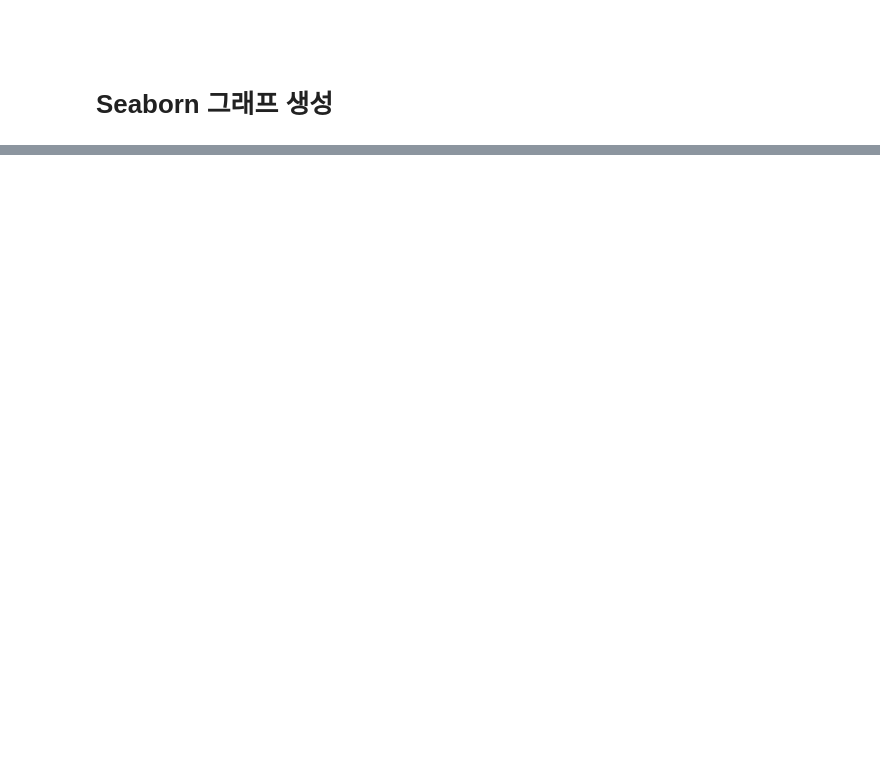
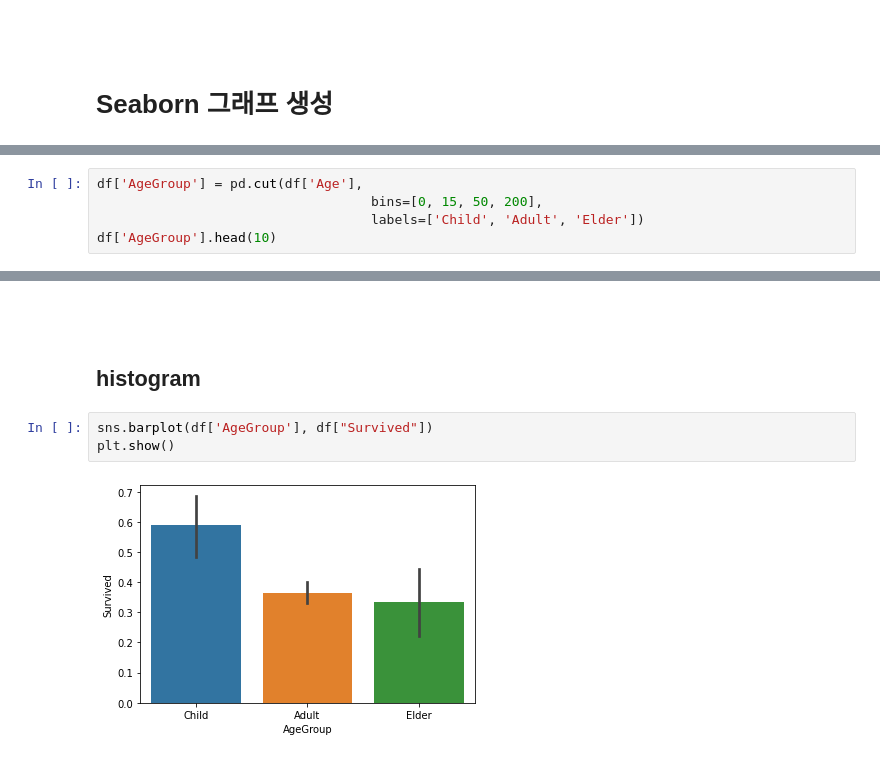
Before and after one commit to hipster4020/codingtest, a Jupyter notebook: sklearn/eda.ipynb, the cells around one changed output, grey strips where cells are left out. Saved outputs shown, nothing was run; the diff lists cells and outputs as text; blank space fills up the shorter version.

```diff
--- a/sklearn/eda.ipynb
+++ b/sklearn/eda.ipynb
@@ -344,0 +362,5 @@ plt.show()
+# %%
+df['AgeGroup'] = pd.cut(df['Age'],
+                                   bins=[0, 15, 50, 200],
+                                   labels=['Child', 'Adult', 'Elder'])
+df['AgeGroup'].head(10)
@@ -344,0 +380,9 @@ plt.show()
+# %% [markdown]
+#
+# %% [markdown]
+## histogram
+# %%
+sns.barplot(df['AgeGroup'], df["Survived"])
+plt.show()
+# %% [output]
+[figure, added]
```
Also changed, not shown: parts of 7 cells of this notebook.
